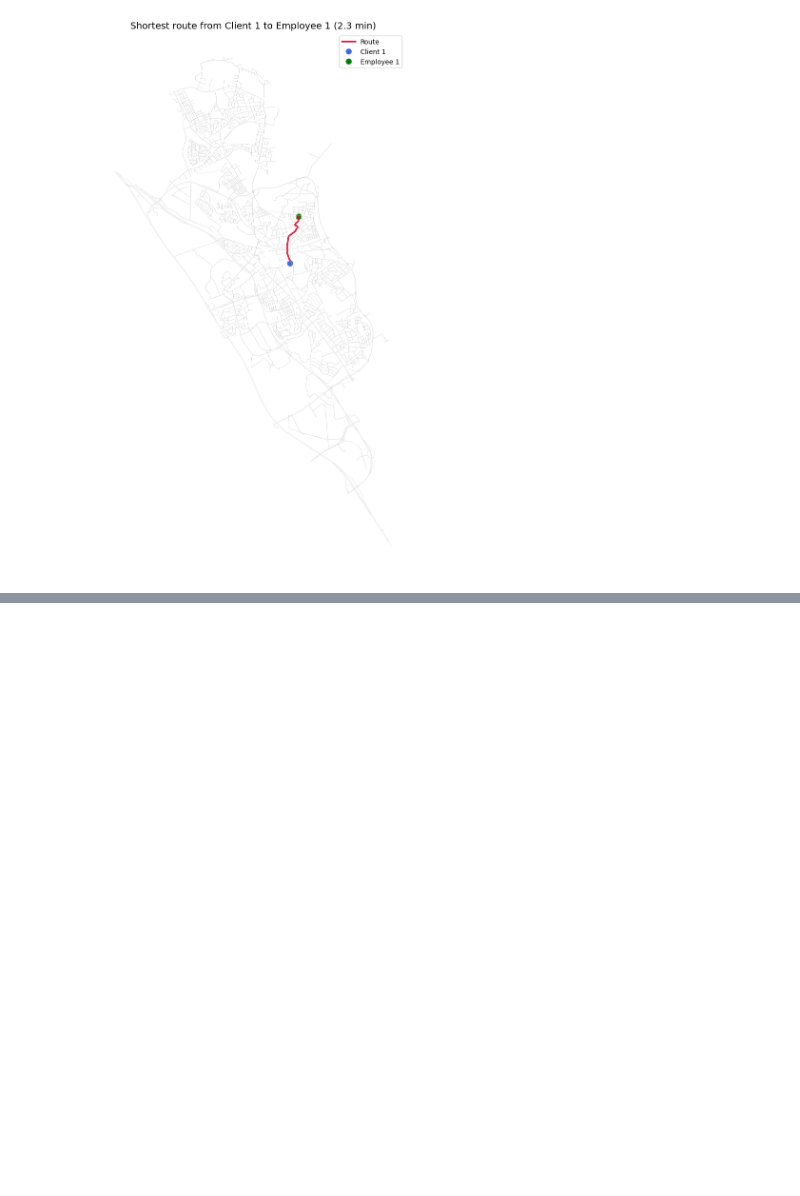
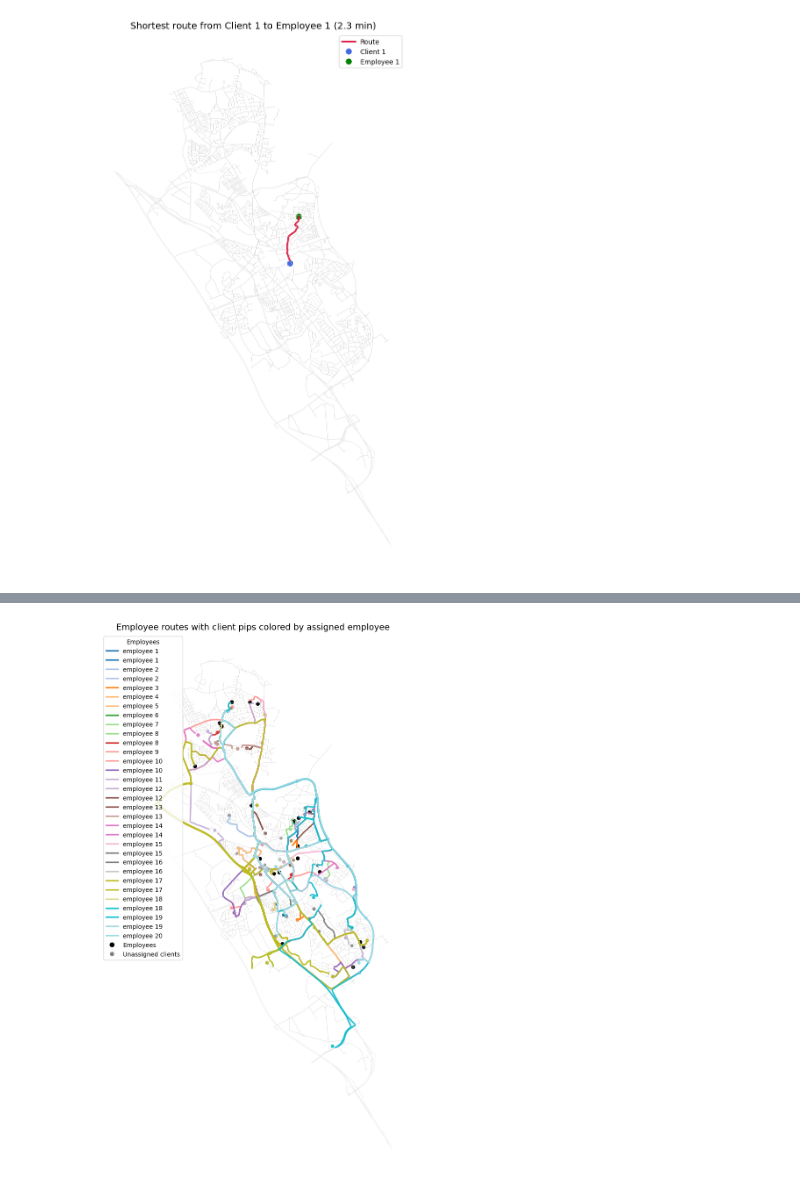
Before and after one commit to Research-Center-Data-Intelligence/Homecare-route-planner, a Jupyter notebook: routing_scripts/genetic_algorithm_routing.ipynb, the cells around one changed output, grey strips where cells are left out. Drawn from its saved outputs; the diff is of its cells as text; code cells hidden in the pictures; blank space fills up the shorter version.

```diff
--- a/routing_scripts/genetic_algorithm_routing.ipynb
+++ b/routing_scripts/genetic_algorithm_routing.ipynb
@@ -766,0 +930,100 @@ fitness_result
+# %%
+from matplotlib.lines import Line2D
+
+# Copy of the route plot with adjusted pip colors:
+# - employee pips are black
+# - client pips use the color of their assigned employee
+def _route_geometries_from_path_nodes_colored(graph, path_nodes, weight="travel_time_min"):
+    route_geometries = []
+    for node_u, node_v in pairwise(path_nodes):
+        edge_bundle = graph.get_edge_data(node_u, node_v)
+        if not edge_bundle:
+            route_geometries.append(
+                LineString(
+                    [
+                        (graph.nodes[node_u]["x"], graph.nodes[node_u]["y"]),
+                        (graph.nodes[node_v]["x"], graph.nodes[node_v]["y"]),
+                    ]
+                )
+            )
+            continue
+
+        best_key = min(
+            edge_bundle,
+            key=lambda candidate_key: edge_bundle[candidate_key].get(weight, float("inf")),
+        )
+        selected_edge = edge_bundle[best_key]
+        geometry = selected_edge.get("geometry")
+        if geometry is None or geometry.is_empty:
+            geometry = LineString(
+                [
+                    (graph.nodes[node_u]["x"], graph.nodes[node_u]["y"]),
+                    (graph.nodes[node_v]["x"], graph.nodes[node_v]["y"]),
+                ]
+            )
+        route_geometries.append(geometry)
+
+    return route_geometries
+
+edges_plot = edges_gdf.to_crs(epsg=3857)
+clients_plot = clients_gdf.to_crs(epsg=3857)
+employee_points = employees_gdf.to_crs(epsg=3857)
+plot_colors = plt.get_cmap("tab20", max(1, len(sequential_assignment["assignments"])))
+
+fig, ax = plt.subplots(figsize=(13, 13))
+edges_plot.plot(ax=ax, color="lightgray", linewidth=0.5, alpha=0.55)
+
+legend_handles = []
+client_color_map = {}
+
+for idx, assignment in enumerate(sequential_assignment["assignments"]):
+    color = plot_colors(idx)
+    route_geometries = []
+
+    for leg in assignment["fitness_result"]["legs"]:
+        path_nodes = leg.get("path_nodes") or []
+        if len(path_nodes) < 2:
+            continue
+        route_geometries.extend(
+            _route_geometries_from_path_nodes_colored(
+                road_graph,
+                path_nodes,
+                weight="travel_time_min",
+            )
+        )
+
+    served_indices = assignment.get("served_client_indices", [])
+    for client_idx in served_indices:
+        client_color_map[int(client_idx)] = color
+
+    if route_geometries:
+        route_gdf = gpd.GeoDataFrame(geometry=route_geometries, crs="EPSG:4326").to_crs(epsg=3857)
+        route_gdf.plot(ax=ax, color=color, linewidth=2.4, alpha=0.95)
+
+    legend_handles.append(Line2D([0], [0], color=color, lw=2.4, label=assignment["employee_name"]))
+
+# Plot each client's pip in the color of their assigned employee
+for client_idx, color in client_color_map.items():
+    if 0 <= client_idx < len(clients_plot):
+        clients_plot.iloc[[client_idx]].plot(ax=ax, color=color, markersize=22, alpha=0.95)
+
+# Optional: show unassigned clients in gray if any
+unassigned_indices = [i for i in range(len(clients_plot)) if i not in client_color_map]
+if unassigned_indices:
+    clients_plot.iloc[unassigned_indices].plot(ax=ax, color="gray", markersize=18, alpha=0.65)
+
+# Employee pips in black
+employee_points.plot(ax=ax, color="black", markersize=28, alpha=0.95)
+
+legend_handles.extend([
+    Line2D([0], [0], marker="o", color="w", markerfacecolor="black", markersize=9, label="Employees"),
+    Line2D([0], [0], marker="o", color="w", markerfacecolor="gray", markersize=8, label="Unassigned clients"),
+])
+
+ax.set_title("Employee routes with client pips colored by assigned employee", fontsize=14)
+ax.set_axis_off()
+ax.legend(handles=legend_handles, loc="best", title="Employees")
+plt.tight_layout()
+plt.show()
+# %% [output]
+[figure, added]
```
Also changed, not shown: parts of 8 cells of this notebook.
